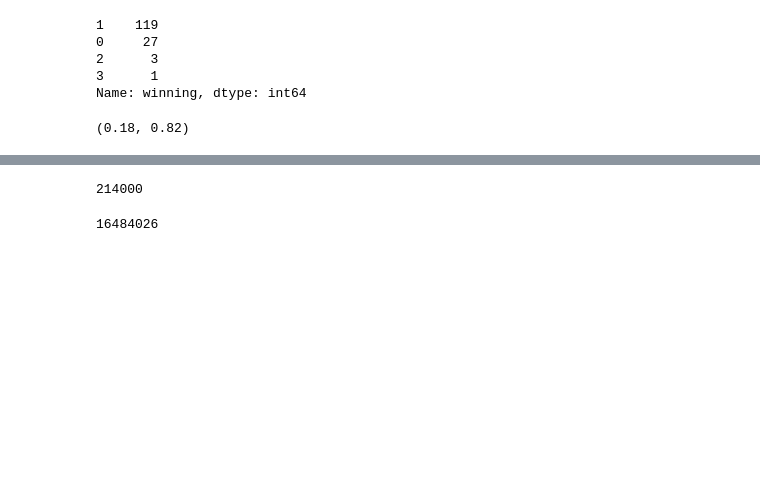
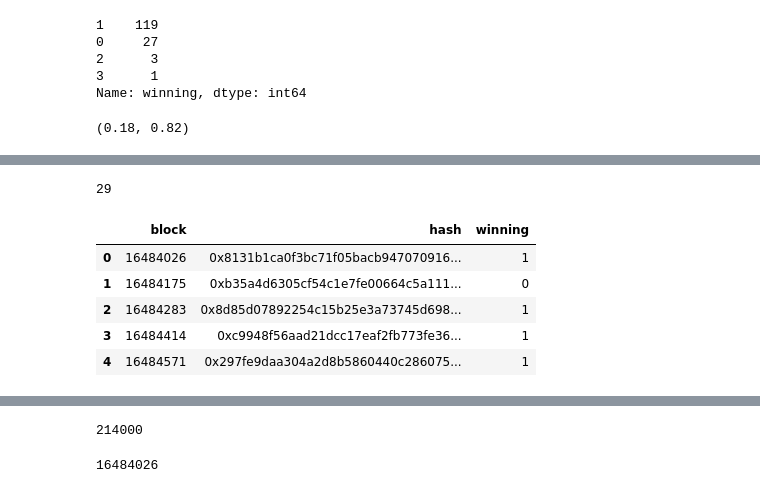
Before and after one commit to michaelneuder/relay-data, a Jupyter notebook: mainnet/inclusion.ipynb, the cells around one changed output, grey strips where cells are left out. Saved outputs shown, nothing was run; the diff lists cells and outputs as text; code cells hidden in the pictures; blank space fills up the shorter version.

```diff
--- a/mainnet/inclusion.ipynb
+++ b/mainnet/inclusion.ipynb
@@ -72,0 +92,14 @@ Name: winning, dtype: int64
+# %%
+findDay(16698333)
+# %% [output]
+29
+# %%
+w20 = pd.read_csv('alchemy-data/winningflow20.txt', delimiter=' ', names=['block', 'hash', 'winning'])
+w20.head()
+# %% [output]
+|  | block | hash | winning |
+| 0 | 16484026 | 0x8131b1ca0f3bc71f05bacb947070916... | 1 |
+| 1 | 16484175 | 0xb35a4d6305cf54c1e7fe00664c5a111... | 0 |
+| 2 | 16484283 | 0x8d85d07892254c15b25e3a73745d698... | 1 |
+| 3 | 16484414 | 0xc9948f56aad21dcc17eaf2fb773fe36... | 1 |
+| 4 | 16484571 | 0x297fe9daa304a2d8b5860440c286075... | 1 |
```
Also changed, not shown: parts of 15 cells of this notebook, 6 other files.
